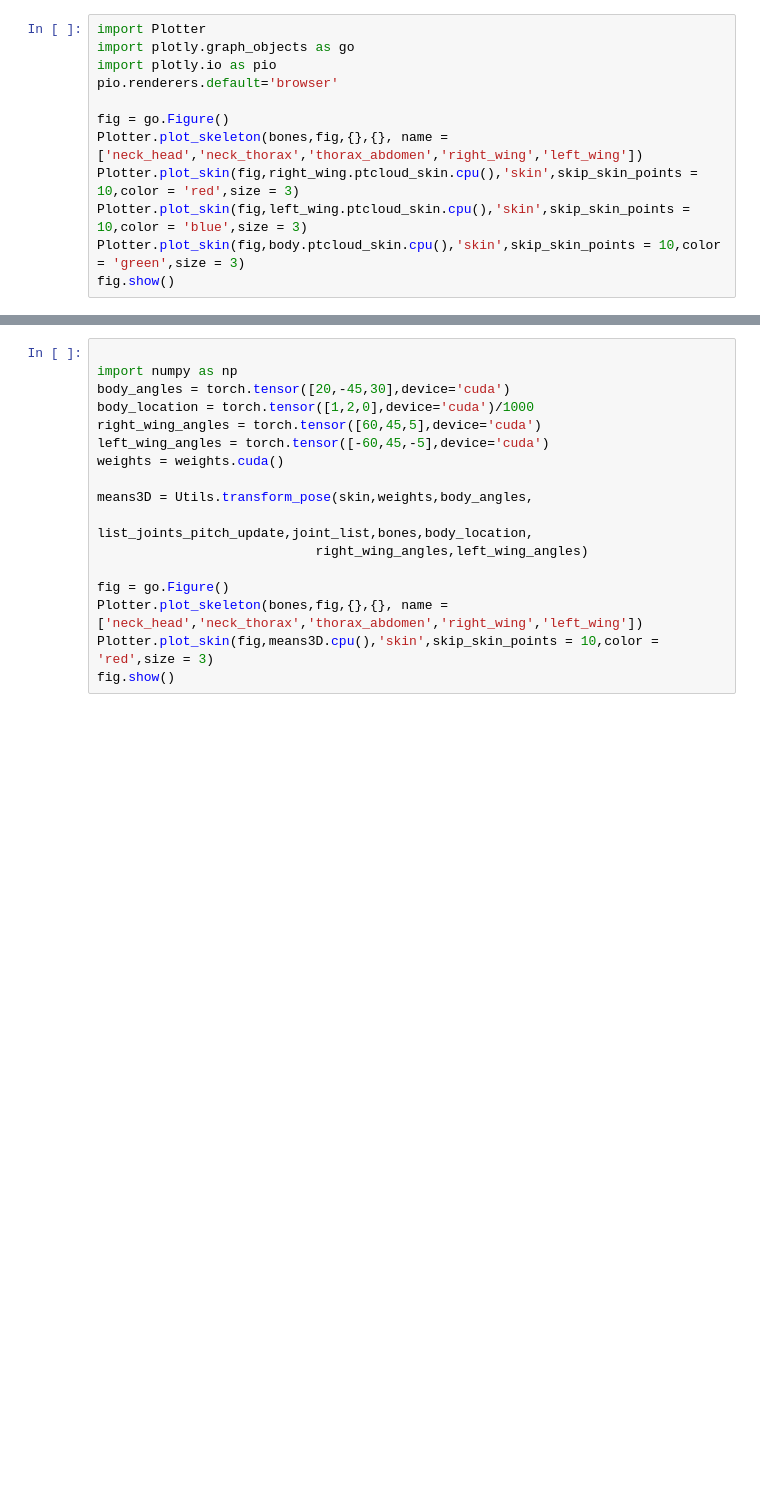
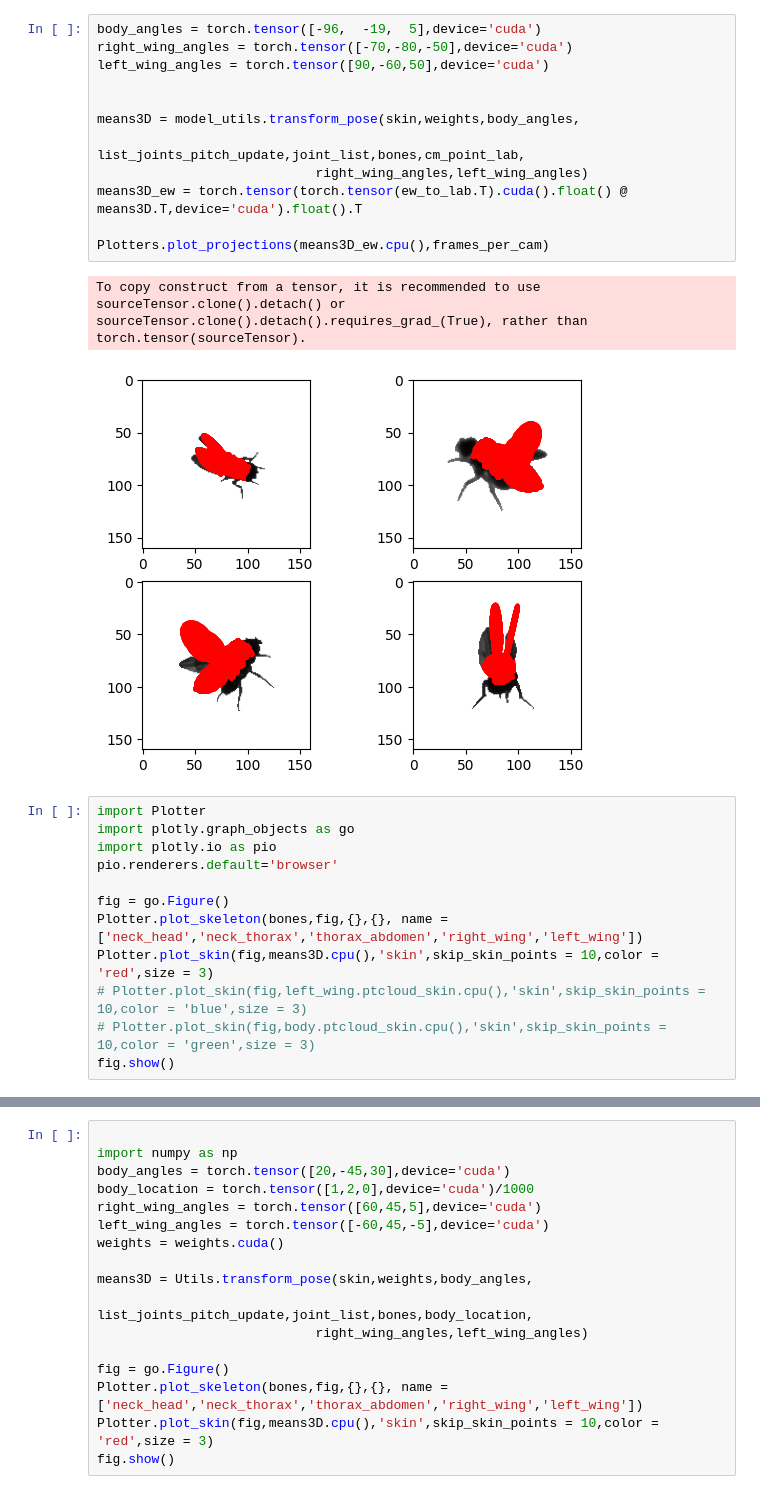
Before and after one commit to shuiit/model_gaussian_splatting, a Jupyter notebook: model/run_model.ipynb, the cells around one changed output, grey strips where cells are left out. Drawn from its saved outputs; the diff is of its cells as text; blank space fills up the shorter version.

```diff
--- a/model/run_model.ipynb
+++ b/model/run_model.ipynb
@@ -14,3 +46,18 @@ joint_list,skin,weights,bones = Utils.build_skeleton(root,body,right_wing,left_w
+# %%
+body_angles = torch.tensor([-96,  -19,  5],device='cuda')
+right_wing_angles = torch.tensor([-70,-80,-50],device='cuda')
+left_wing_angles = torch.tensor([90,-60,50],device='cuda')
+
+
+means3D = model_utils.transform_pose(skin,weights,body_angles,
+                            list_joints_pitch_update,joint_list,bones,cm_point_lab,
+                            right_wing_angles,left_wing_angles)
+means3D_ew = torch.tensor(torch.tensor(ew_to_lab.T).cuda().float() @ means3D.T,device='cuda').float().T
+
+Plotters.plot_projections(means3D_ew.cpu(),frames_per_cam)
+# %% [output]
+To copy construct from a tensor, it is recommended to use sourceTensor.clone().detach() or sourceTensor.clone().detach().requires_grad_(True), rather than torch.tensor(sourceTensor).
+[figure, added]
 # %%
 import Plotter
 import plotly.graph_objects as go
@@ -19,7 +66,7 @@ pio.renderers.default='browser'
 
 fig = go.Figure()
 Plotter.plot_skeleton(bones,fig,{},{}, name = ['neck_head','neck_thorax','thorax_abdomen','right_wing','left_wing'])
-Plotter.plot_skin(fig,right_wing.ptcloud_skin.cpu(),'skin',skip_skin_points = 10,color = 'red',size = 3)
-Plotter.plot_skin(fig,left_wing.ptcloud_skin.cpu(),'skin',skip_skin_points = 10,color = 'blue',size = 3)
-Plotter.plot_skin(fig,body.ptcloud_skin.cpu(),'skin',skip_skin_points = 10,color = 'green',size = 3)
+Plotter.plot_skin(fig,means3D.cpu(),'skin',skip_skin_points = 10,color = 'red',size = 3)
+# Plotter.plot_skin(fig,left_wing.ptcloud_skin.cpu(),'skin',skip_skin_points = 10,color = 'blue',size = 3)
+# Plotter.plot_skin(fig,body.ptcloud_skin.cpu(),'skin',skip_skin_points = 10,color = 'green',size = 3)
 fig.show()
```
Also changed, not shown: parts of 4 cells of this notebook, 5 other files.
